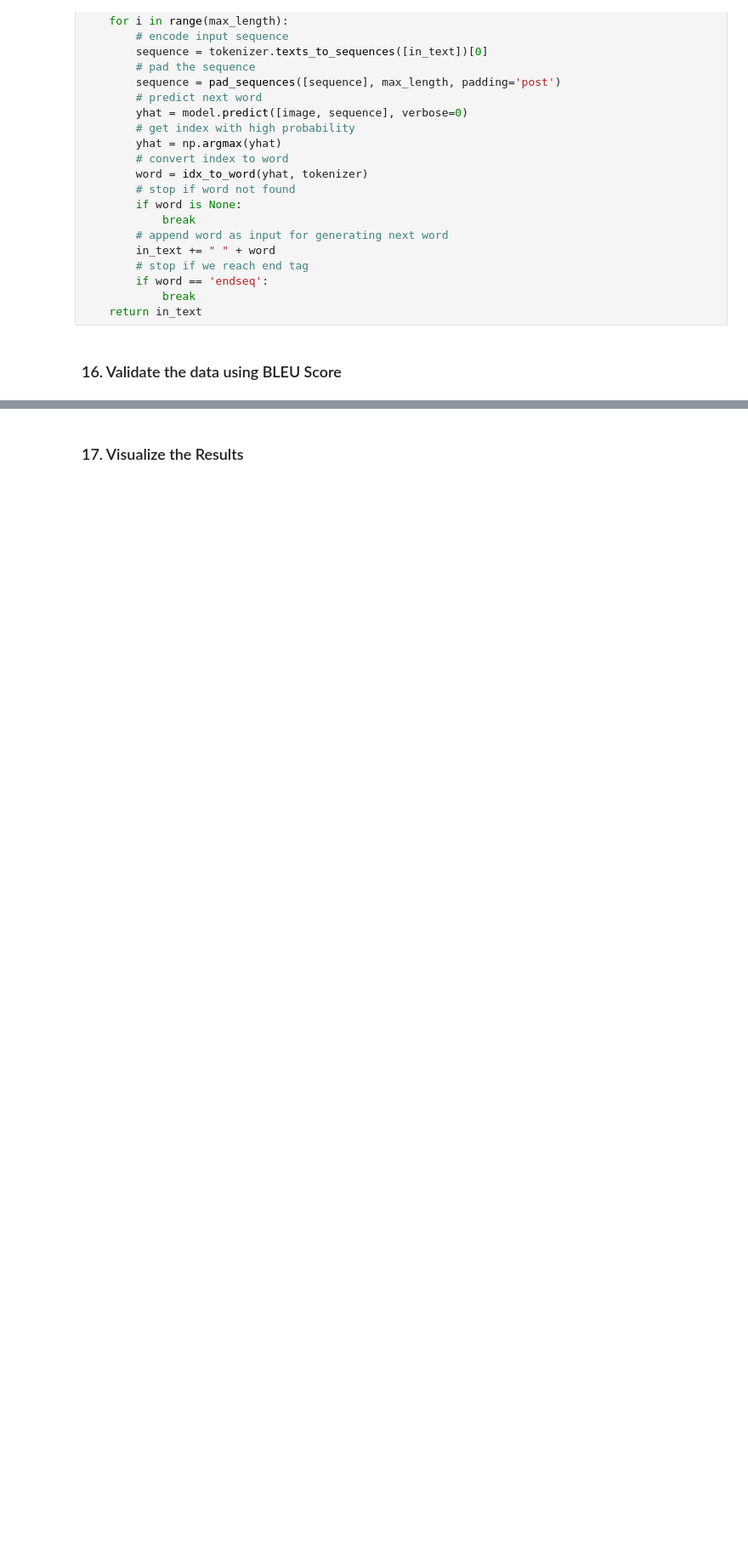
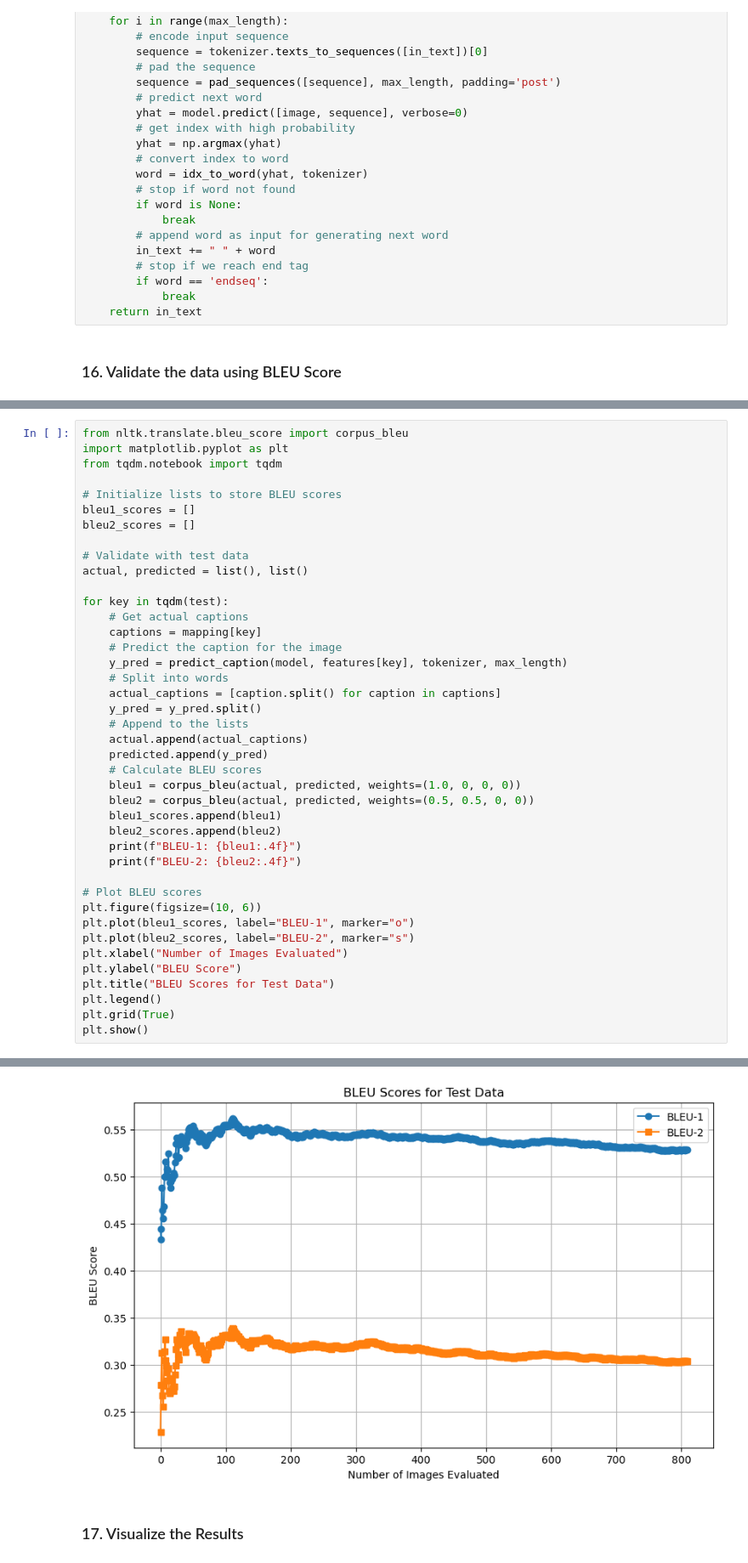
Before and after one commit to shilpasngh/Media-Insight, a Jupyter notebook: model_notebooks/Image Description Generation_Processing_Training_Evaluation_Testing.ipynb, the cells around one changed output, grey strips where cells are left out. Shown at 85% size. Saved outputs shown, nothing was run; the diff lists cells and outputs as text; blank space fills up the shorter version.

```diff
--- a/model_notebooks/Image Description Generation_Processing_Training_Evaluation_Testing.ipynb
+++ b/model_notebooks/Image Description Generation_Processing_Training_Evaluation_Testing.ipynb
@@ -439,0 +434,42 @@ KeyboardInterrupt:
+# %%
+from nltk.translate.bleu_score import corpus_bleu
+import matplotlib.pyplot as plt
+from tqdm.notebook import tqdm
+
+# Initialize lists to store BLEU scores
+bleu1_scores = []
+bleu2_scores = []
+
+# Validate with test data
+actual, predicted = list(), list()
+
+for key in tqdm(test):
+    # Get actual captions
+    captions = mapping[key]
+    # Predict the caption for the image
+    y_pred = predict_caption(model, features[key], tokenizer, max_length)
+    # Split into words
+    actual_captions = [caption.split() for caption in captions]
+    y_pred = y_pred.split()
+    # Append to the lists
+    actual.append(actual_captions)
+    predicted.append(y_pred)
+    # Calculate BLEU scores
+    bleu1 = corpus_bleu(actual, predicted, weights=(1.0, 0, 0, 0))
+    bleu2 = corpus_bleu(actual, predicted, weights=(0.5, 0.5, 0, 0))
+    bleu1_scores.append(bleu1)
+    bleu2_scores.append(bleu2)
+    print(f"BLEU-1: {bleu1:.4f}")
+    print(f"BLEU-2: {bleu2:.4f}")
+
+# Plot BLEU scores
+plt.figure(figsize=(10, 6))
+plt.plot(bleu1_scores, label="BLEU-1", marker="o")
+plt.plot(bleu2_scores, label="BLEU-2", marker="s")
+plt.xlabel("Number of Images Evaluated")
+plt.ylabel("BLEU Score")
+plt.title("BLEU Scores for Test Data")
+plt.legend()
+plt.grid(True)
+plt.show()
+# %% [output]
@@ -440,3 +493,4 @@ KeyboardInterrupt:
+[figure, added]
 # %% [markdown]
 ### 17. Visualize the Results
 # %%
```
Also changed, not shown: parts of 12 cells of this notebook.
